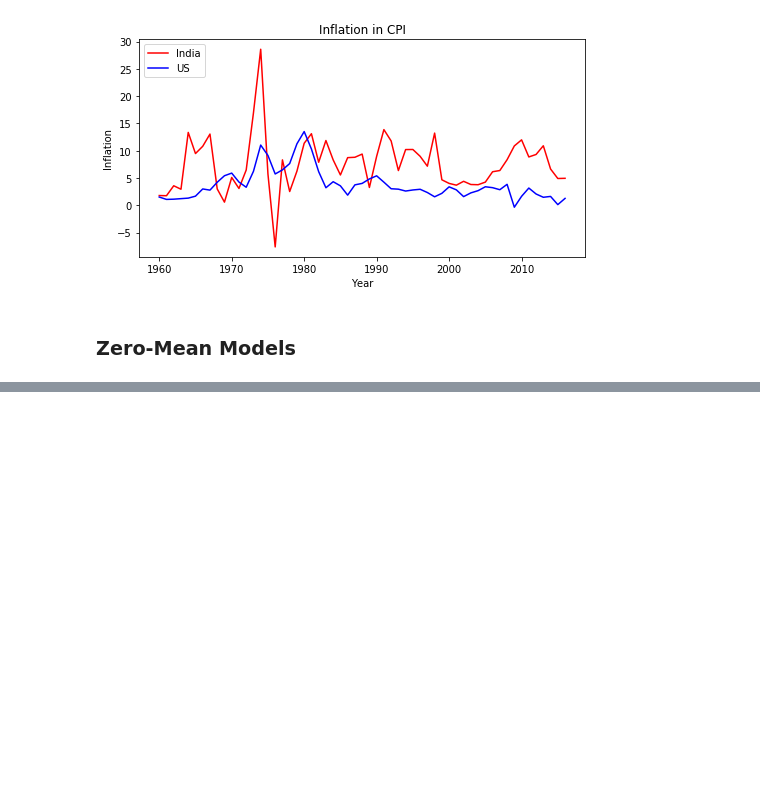
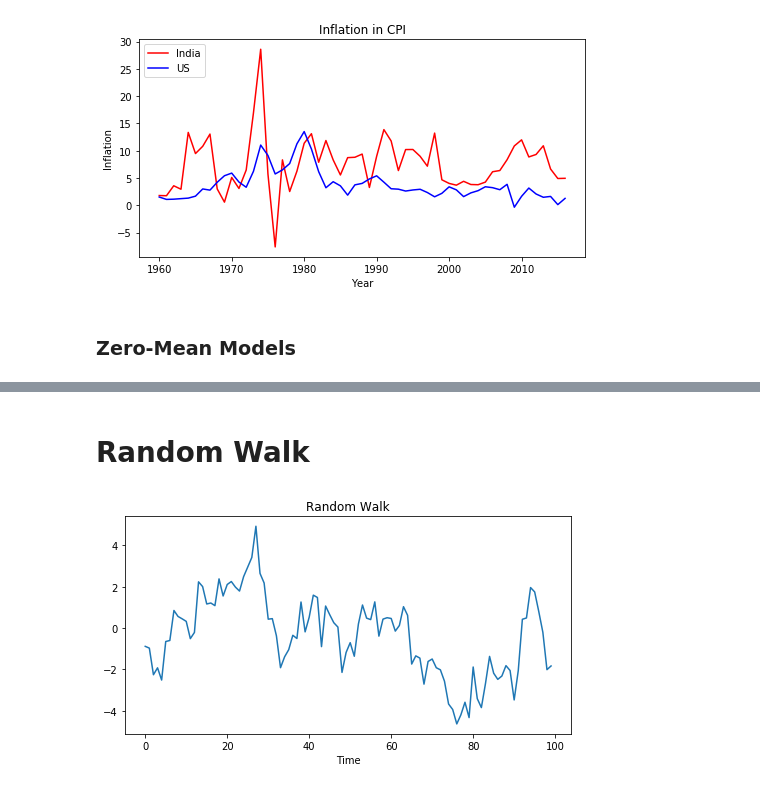
Before and after one commit to damiansp/TS, a Jupyter notebook: python/practical_TSA/01_basics/internal_structure_of_TS.py.ipynb, the cells around one changed output, grey strips where cells are left out. Saved outputs shown, nothing was run; the diff lists cells and outputs as text; code cells hidden in the pictures; blank space fills up the shorter version.

Commit message:
+random walk

```diff
--- a/python/practical_TSA/01_basics/internal_structure_of_TS.py.ipynb
+++ b/python/practical_TSA/01_basics/internal_structure_of_TS.py.ipynb
@@ -132,0 +134,11 @@ plt.plot(zero_mean_series);
+# %% [markdown]
+# Random Walk
+# %%
+random_walk = np.cumsum(zero_mean_series)
+plt.figure(figsize=(8, 4))
+#g = sns.tsplot(random_walk) # deprecated use...
+g = sns.lineplot(range(len(random_walk)), random_walk)
+g.set_title('Random Walk')
+g.set_xlabel('Time');
+# %% [output]
+[figure, added]
```
Also changed, not shown: parts of 2 cells of this notebook.
